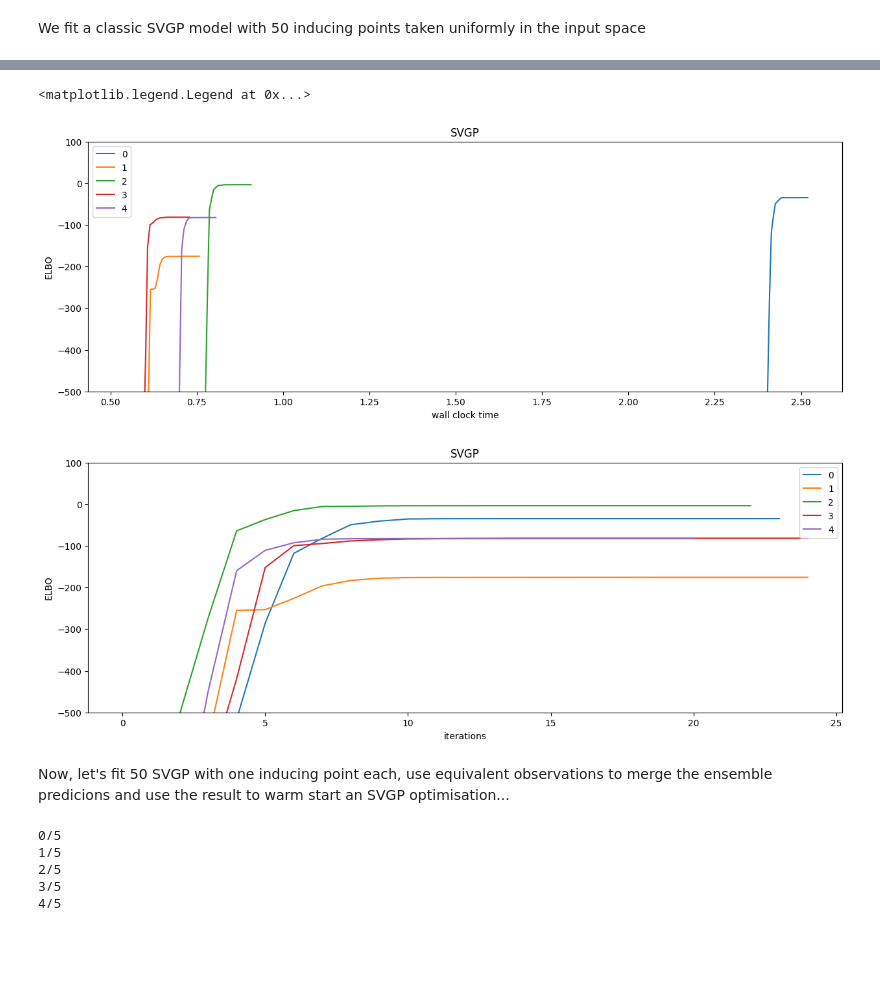
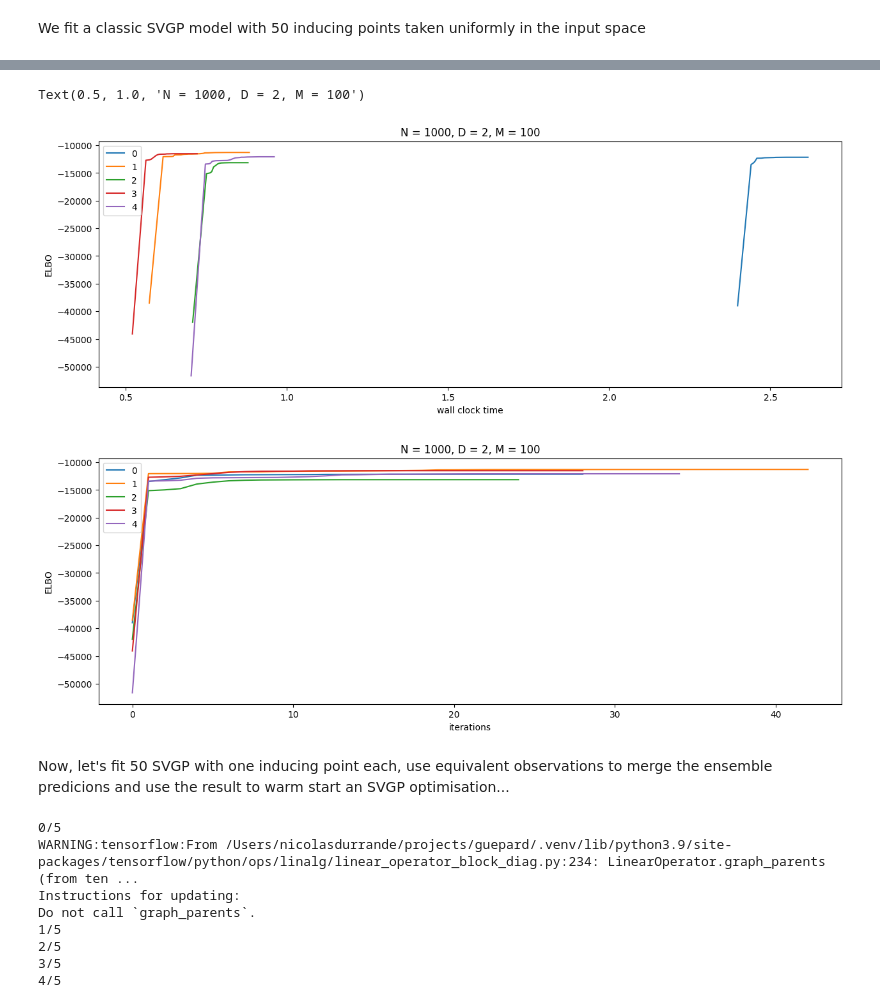
Before and after one commit to NicolasDurrande/guepard, a Jupyter notebook: notebooks/equivalent_obs_SVGP_initialisation.ipynb, the cells around one changed output, grey strips where cells are left out. Saved outputs shown, nothing was run; the diff lists cells and outputs as text; code cells hidden in the pictures; blank space fills up the shorter version.

```diff
--- a/notebooks/equivalent_obs_SVGP_initialisation.ipynb
+++ b/notebooks/equivalent_obs_SVGP_initialisation.ipynb
@@ -20,8 +20,9 @@ M = 100      # number of inducing points
 P = 10      # number of blocks in the SSVGP param (ie num of submodels in the GP ensemble)
 num_rep = 5
 
-kernel =  gpflow.kernels.Matern32(lengthscales=[.3]*D)
+kernel =  gpflow.kernels.Matern32(lengthscales=[M**(-1/D)]*D)
 gpflow.set_trainable(kernel, False)
+gpflow.utilities.print_summary(kernel)
 
 noise_var = 1e-2
 lik = gpflow.likelihoods.Gaussian()
@@ -99,28 +107,30 @@ Traces_svgp = Traces
 # %%
 Times = Times_svgp
 Traces = Traces_svgp
 
 fig, ax = plt.subplots(1, 1, figsize=(15, 5))
 for i in range(0, num_rep):
     plt.plot(Times[:, i], -Traces[:, i], label=i);
     plt.xlabel("wall clock time")
     plt.ylabel("ELBO")
     plt.title("SVGP")
-    plt.ylim(-500, 100)
+    #plt.ylim(-500, 100)
 plt.legend()
+plt.title(f"SVGP: N = {N}, D = {D}, M = {M}")
 
 fig, ax = plt.subplots(1, 1, figsize=(15, 5))
 for i in range(0, num_rep):
     plt.plot(-Traces[:, i], label=i);
     plt.xlabel("iterations")
     plt.ylabel("ELBO")
     plt.title("SVGP")
-    plt.ylim(-500, 100)
+    #plt.ylim(-500, 100)
 plt.legend()
+plt.title(f"SVGP: N = {N}, D = {D}, M = {M}")
 # %% [output]
-<matplotlib.legend.Legend at 0x...>
+Text(0.5, 1.0, 'N = 1000, D = 2, M = 100')
-[figure, old version]
+[figure, new version]
-[figure, old version]
+[figure, new version]
 # %% [markdown]
 Now, let's fit 50 SVGP with one inducing point each, use equivalent observations to merge the ensemble predicions and use the result to warm start an SVGP optimisation...
 # %%
@@ -168,6 +178,9 @@ Times_ssvgp = Times
 Traces_ssvgp = Traces
 # %% [output]
 0/5
+WARNING:tensorflow:From /Users/nicolasdurrande/projects/guepard/.venv/lib/python3.9/site-packages/tensorflow/python/ops/linalg/linear_operator_block_diag.py:234: LinearOperator.graph_parents (from ten ...
+Instructions for updating:
+Do not call `graph_parents`.
 1/5
 2/5
 3/5
```
Also changed, not shown: parts of 5 cells of this notebook.
